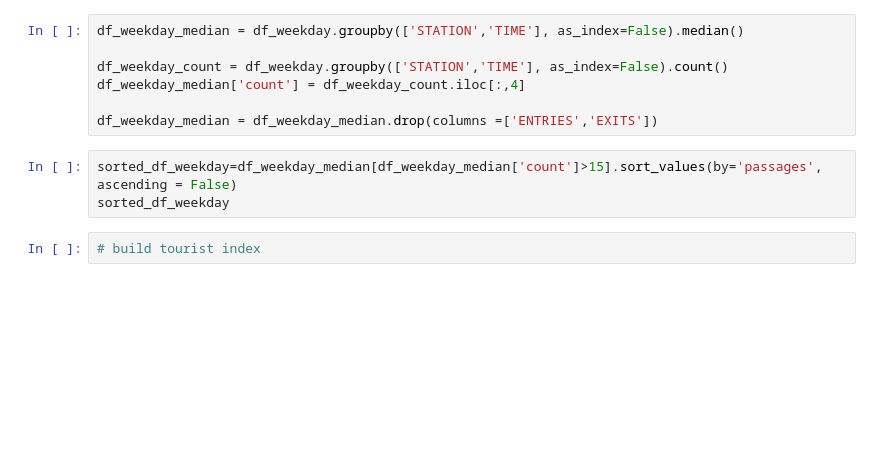
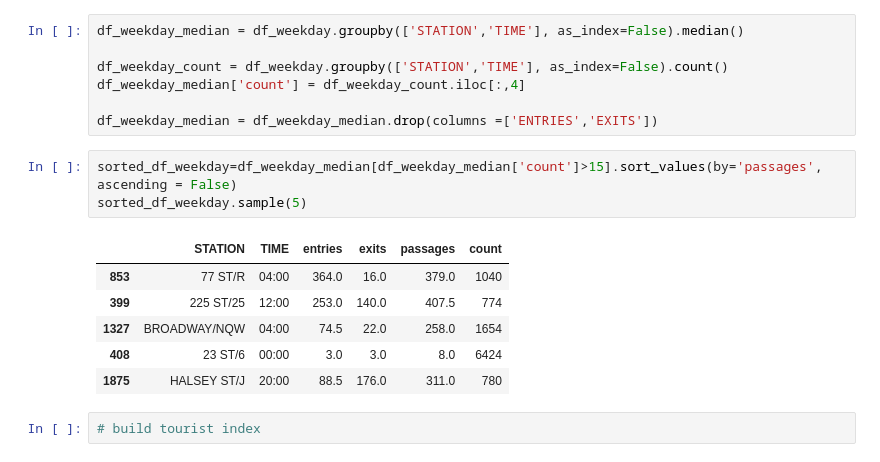
Before and after one commit to yeewill/New-York-City-Subway-Foot-Traffic, a Jupyter notebook: MTA V3 with weekend separated and weekdays.ipynb, the cells around one changed output. Cells and saved outputs as stored; diff of their text form; blank space fills up the shorter version.

```diff
--- a/MTA V3 with weekend separated and weekdays.ipynb
+++ b/MTA V3 with weekend separated and weekdays.ipynb
@@ -98,7 +98,14 @@ df_weekday_median['count'] = df_weekday_count.iloc[:,4]
 df_weekday_median = df_weekday_median.drop(columns =['ENTRIES','EXITS'])
 # %%
 sorted_df_weekday=df_weekday_median[df_weekday_median['count']>15].sort_values(by='passages', ascending = False)
-sorted_df_weekday
+sorted_df_weekday.sample(5)
+# %% [output]
+|  | STATION | TIME | entries | exits | passages | count |
+| 853 | 77 ST/R | 04:00 | 364.0 | 16.0 | 379.0 | 1040 |
+| 399 | 225 ST/25 | 12:00 | 253.0 | 140.0 | 407.5 | 774 |
+| 1327 | BROADWAY/NQW | 04:00 | 74.5 | 22.0 | 258.0 | 1654 |
+| 408 | 23 ST/6 | 00:00 | 3.0 | 3.0 | 8.0 | 6424 |
+| 1875 | HALSEY ST/J | 20:00 | 88.5 | 176.0 | 311.0 | 780 |
 # %%
 # build tourist index
 # %%
```
Also changed, not shown: parts of 13 cells of this notebook, 2 other files.
